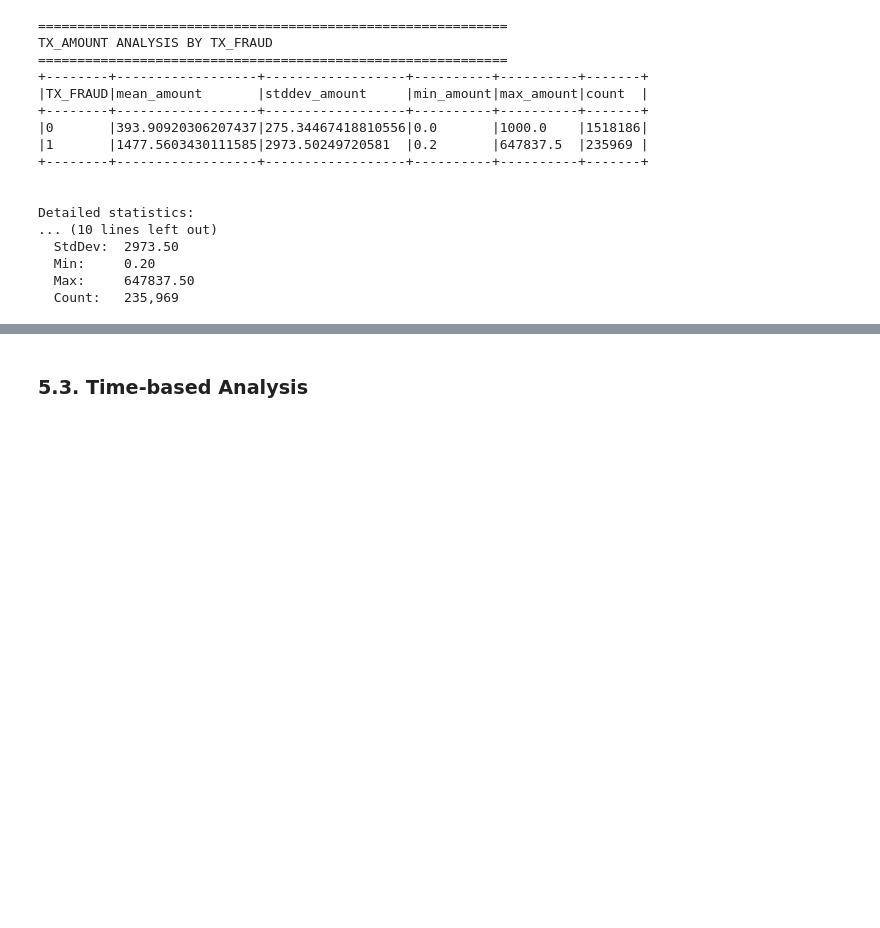
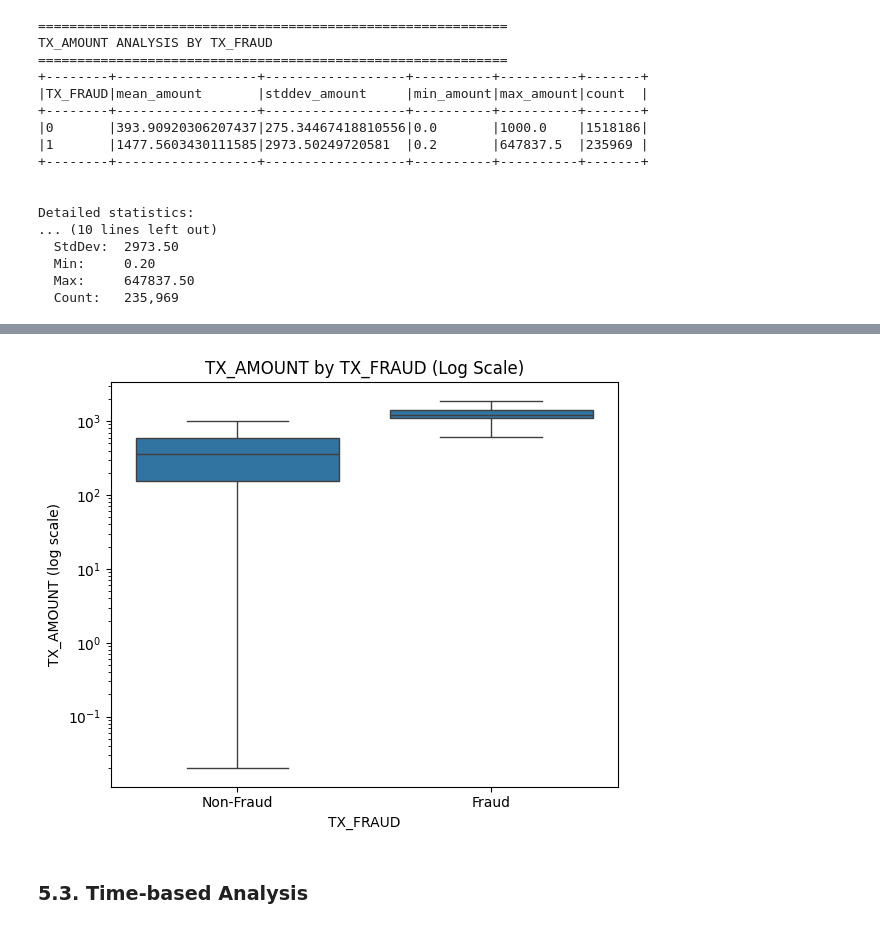
Before and after one commit to tyri0n11/Fraud-Detection, a Jupyter notebook: Fraud_Analysis.ipynb, the cells around one changed output, grey strips where cells are left out. Saved outputs shown, nothing was run; the diff lists cells and outputs as text; code cells hidden in the pictures; blank space fills up the shorter version.

```diff
--- a/Fraud_Analysis.ipynb
+++ b/Fraud_Analysis.ipynb
@@ -305,3 +264,23 @@ Top 10 customers with most transactions:
+# %%
+import seaborn as sns
+
+plt.figure(figsize=(6,5))
+
+sns.boxplot(
+    x="TX_FRAUD",
+    y="TX_AMOUNT",
+    data=sample_df,
+    showfliers=False
+)
+
+plt.yscale("log")
+plt.xticks([0,1], ["Non-Fraud", "Fraud"])
+plt.ylabel("TX_AMOUNT (log scale)")
+plt.title("TX_AMOUNT by TX_FRAUD (Log Scale)")
+plt.tight_layout()
+plt.show()
+# %% [output]
+[figure, added]
 # %% [markdown]
 ### 5.3. Time-based Analysis
 # %%
```
Also changed, not shown: parts of 11 cells of this notebook.
